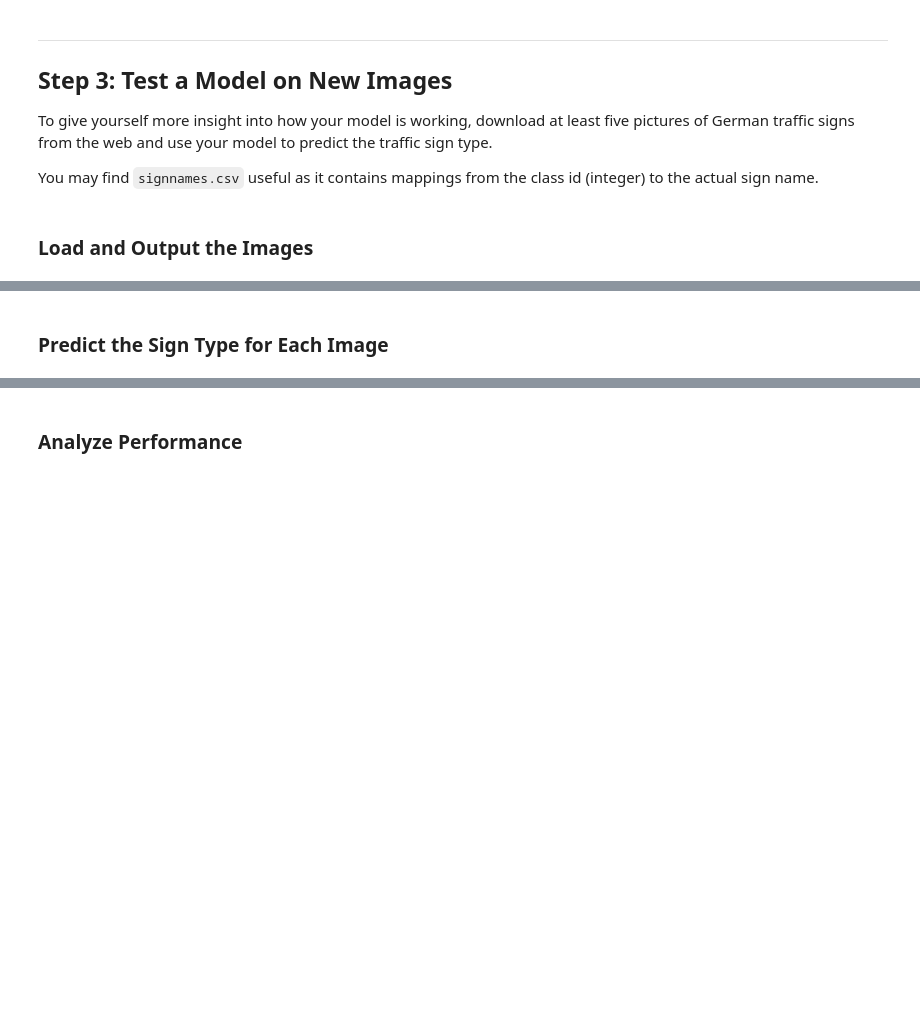
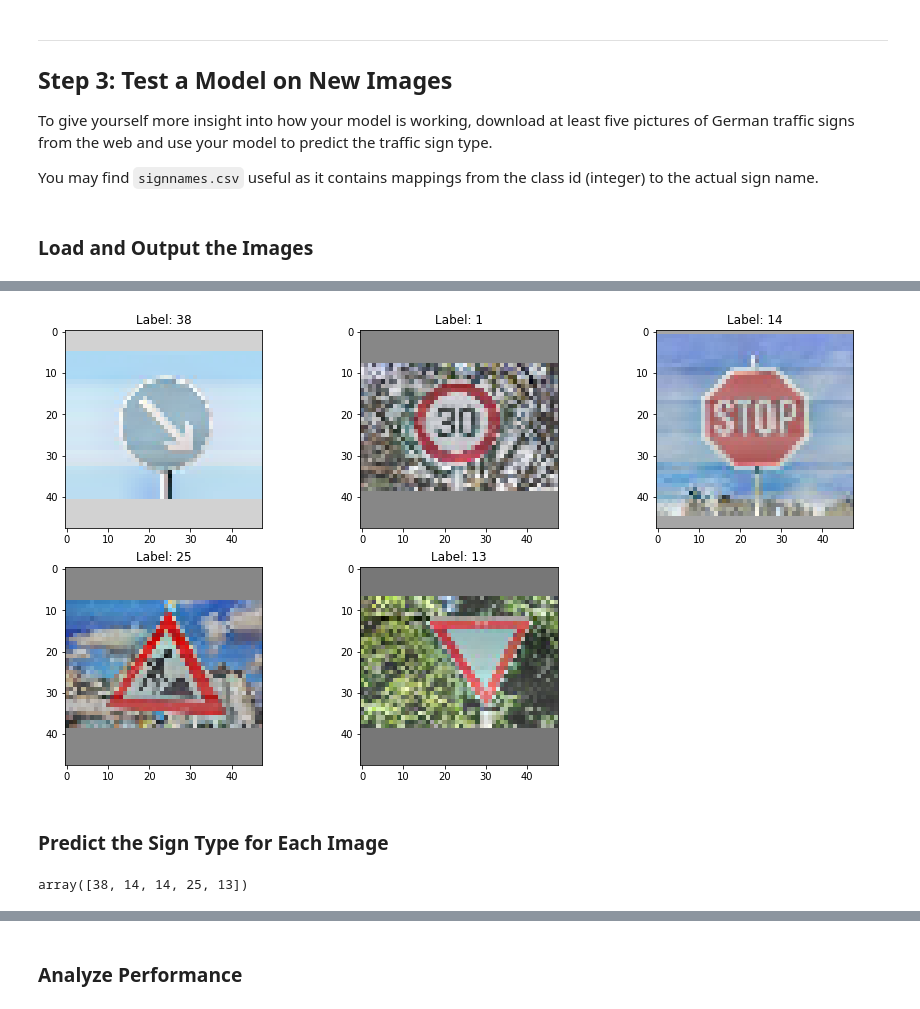
Before and after one commit to jackm97/CarND-Traffic-Sign-Classifier-Project, a Jupyter notebook: Traffic_Sign_Classifier.ipynb, the cells around one changed output, grey strips where cells are left out. Cells and saved outputs as stored; diff of their text form; code cells hidden in the pictures; blank space fills up the shorter version.

```diff
--- a/Traffic_Sign_Classifier.ipynb
+++ b/Traffic_Sign_Classifier.ipynb
@@ -356,17 +347,21 @@ def evaluate(X_data, y_data):
 #### Train the Data (Skip if not Training)
 # %%
 with tf.Session() as sess:
+#     saver.restore(sess,'./CMSY8_v2')
     sess.run(tf.global_variables_initializer())
     num_examples = len(X_train)
 
     print("Training...")
     print()
-    for i in range(EPOCHS):
+    for i in range(10):
         X_train_48, y_train_48 = shuffle(X_train_48, y_train_48)
+        X_train_48_tf = sess.run(new_images, feed_dict = {images: X_train_48,
+                                              t: tf.random.uniform(shape=(X_train.shape[0],2),minval=-5,maxval=5).eval(),
+                                              r: tf.random.uniform(shape=(X_train.shape[0],),minval=(-10*np.pi/180),maxval=(10*np.pi/180)).eval()})
         for offset in range(0, num_examples, BATCH_SIZE):
             end = offset + BATCH_SIZE
-            batch_x, batch_y = X_train_48[offset:end], y_train_48[offset:end]
-            sess.run(training_operation, feed_dict={x: batch_x, y: batch_y, dropout: .45})
+            batch_x, batch_y = X_train_48_tf[offset:end], y_train_48[offset:end]
+            sess.run(training_operation, feed_dict={x: batch_x, y: batch_y, dropout: .6})
 
         train_accuracy = evaluate(X_train_48, y_train_48)
         validation_accuracy = evaluate(X_valid_48, y_valid_48)
@@ -375,7 +370,7 @@ with tf.Session() as sess:
         print("Validation Accuracy = {:.3f}".format(validation_accuracy))
         print()
 
-    saver.save(sess, './CMSY8')
+    saver.save(sess, './CMSY8_v2')
     print("Model saved")
 # %% [output]
 Training...
@@ -473,4 +428,0 @@ for file in test_signs_files:
-# %%
-for idx,image in enumerate(test_signs):
-    test_signs[idx] = cv2.resize(image,(32,32))
-test_labels = [38,1,14,25,13]
@@ -486,2 +440,31 @@ test_labels = np.asarray(test_labels)
+# %%
+new_images = []
+for i in range(len(test_signs)):
+    new_images.append(np.asarray(AHE(test_signs[i])))
+test_clahe = np.asarray(new_images)
+
+X_data = tf.placeholder(tf.float32,shape = (None,None,3))
+norm = global_norm(X_data)
+
+test_norm = []
+with tf.Session() as sess:
+    for i in range(len(test_clahe)):
+        test_norm.append(sess.run(norm,feed_dict={X_data:test_clahe[i]}))
+# %%
+test_signs_48 = []
+with tf.Session() as sess:
+    for idx,image in enumerate(test_norm):
+        image = tf.image.resize_image_with_pad(image,48,48).eval()
+        test_signs_48.append(image)
+test_signs_48 = np.asarray(test_signs_48)
+# %%
+plt.figure(figsize = (15,8))
+for idx, image in enumerate(test_signs_48):
+    image = (image-image.min())/image.max()
+    plt.subplot(2,3,idx+1)
+    plt.imshow((image-image.min())/image.max())
+    plt.title('Label: '+str(test_labels[idx]))
+# %% [output]
+[figure, added]
 # %% [markdown]
 ### Predict the Sign Type for Each Image
@@ -514,8 +477,10 @@ saver = tf.train.Saver()
 
 with tf.Session() as sess:
     saver.restore(sess,'./CMSY8_v2')
-    labels = sess.run(label,feed_dict={x: test_signs, dropout: 1.})
+    labels = sess.run(label,feed_dict={x: test_signs_48, dropout: 1.})
 labels
+# %% [output]
+array([38, 14, 14, 25, 13])
 # %%
 plt.figure(figsize = (15,10))
 for idx, image in enumerate(test_signs):
```
Also changed, not shown: parts of 39 cells of this notebook, 1 other file.
